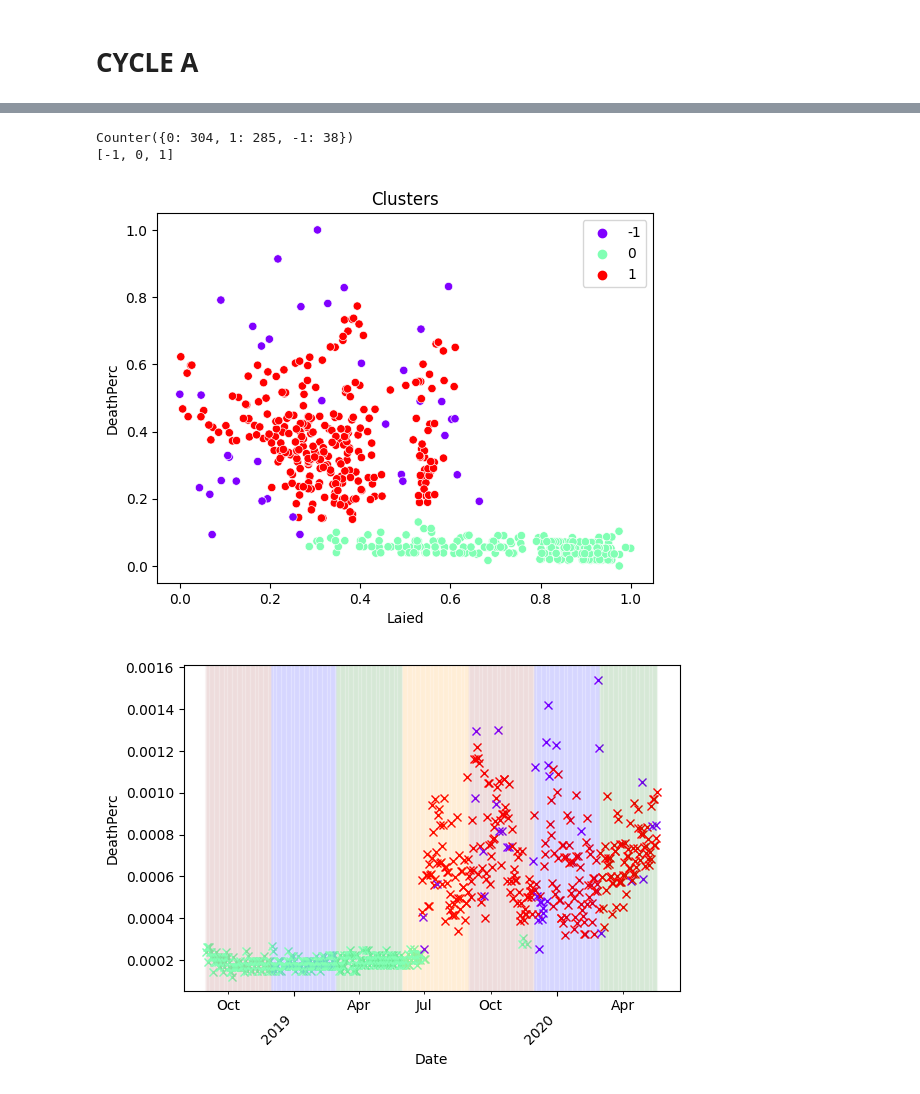
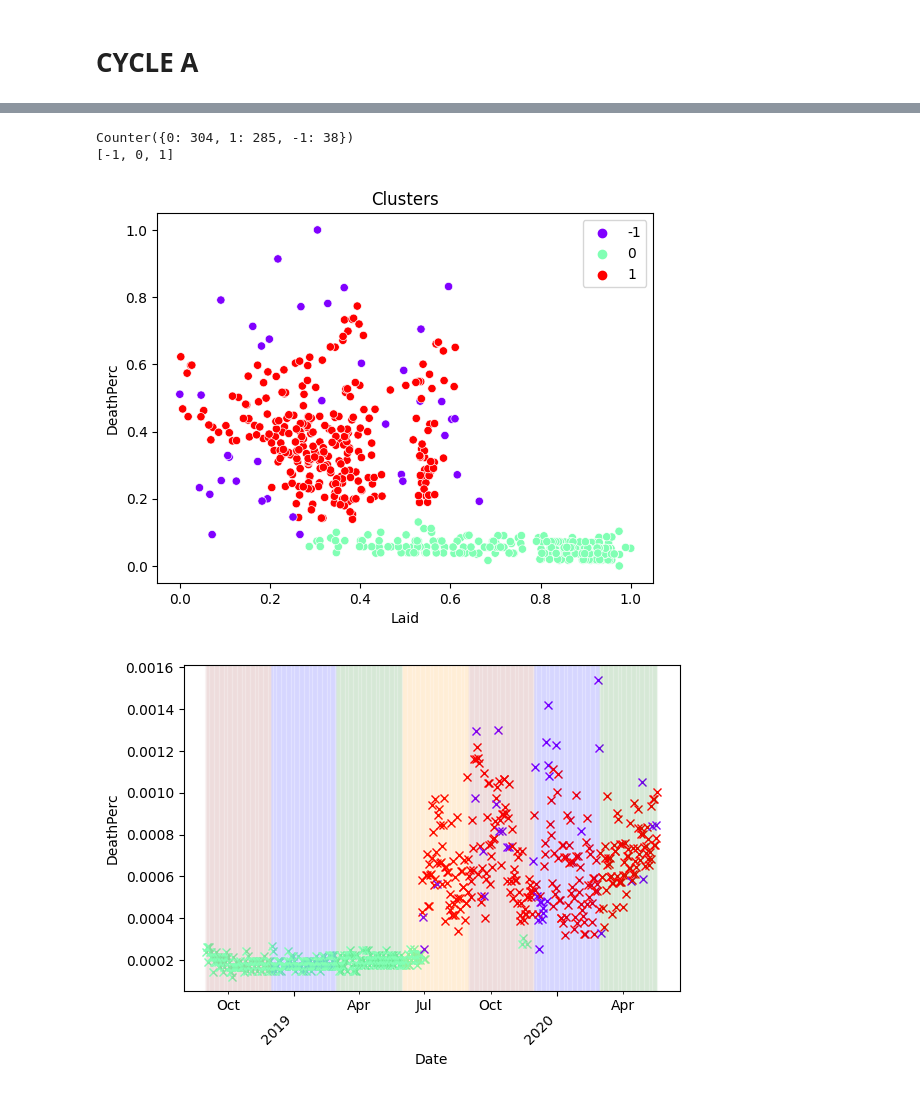
Before and after one commit to CanaliDavide/DASA--Project, a Jupyter notebook: Clustering/DataAnalisysA_Cluster.ipynb, the cells around one changed output, grey strips where cells are left out. Cells and saved outputs as stored; diff of their text form; code cells hidden in the pictures.

```diff
--- a/Clustering/DataAnalisysA_Cluster.ipynb
+++ b/Clustering/DataAnalisysA_Cluster.ipynb
@@ -13,0 +19,24 @@ cycleA = pd.read_csv("../Data/Chickens data/WithMacro/CycleA-Clean.csv")
+# %%
+parameters = ["DeathPerc" , "Laied", "AvgTemp", "AvgHum"]
+
+meansA = []
+for p in parameters:
+    if p == "DeathPerc":
+        meansA.append(cycleA[p].mean()*100)
+    else:
+        meansA.append(cycleA[p].mean())
+
+
+means = [meansA]
+
+ranges = []
+
+for i in range(len(parameters)):
+    min = means[0][i]
+    max = means[0][i]
+    for m in means:
+        if m[i] < min:
+            min = m[i]
+        if m[i] > max:
+            max = m[i]
+    ranges.append([min - min/4, max + max/11])
@@ -14,3 +47,5 @@ cycleA = pd.read_csv("../Data/Chickens data/WithMacro/CycleA-Clean.csv")
+# %%
+cycleA = cycleA.rename(columns={"Laied": "Laid"})
 # %%
-label_h = ut.HierarchicalClutering(cycleA, ["Laied","DeathPerc"])
+label = ut.DensityClustering(cycleA, ["Laid", "DeathPerc"])
 # %% [output]
@@ -19,2 +53,0 @@ label_h = ut.HierarchicalClutering(cycleA, ["Laied","DeathPerc"])
-# %%
-label = ut.DensityClustering(cycleA, ["Laied", "DeathPerc"])
@@ -26,10 +56,10 @@ for i in range(len(label)):
     if label[i] > 0:
         label[i] = 1
 # %%
-ut.TemporalCluster(cycleA, label, ["Laied","DeathPerc"], "DeathPerc")
+ut.TemporalCluster(cycleA, label, ["Laid","DeathPerc"], "DeathPerc")
 # %% [output]
 Counter({0: 304, 1: 285, -1: 38})
 [-1, 0, 1]
-[figure, old version]
+[figure, new version]
 [figure]
 # %%
```
Also changed, not shown: parts of 6 cells of this notebook, 7 other files.
